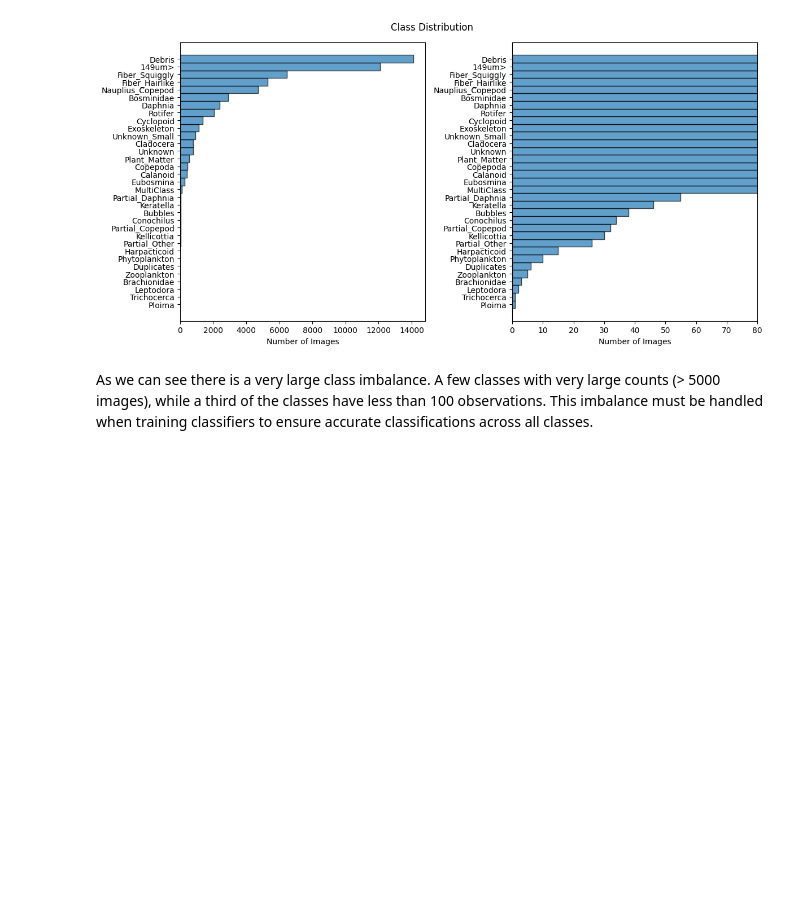
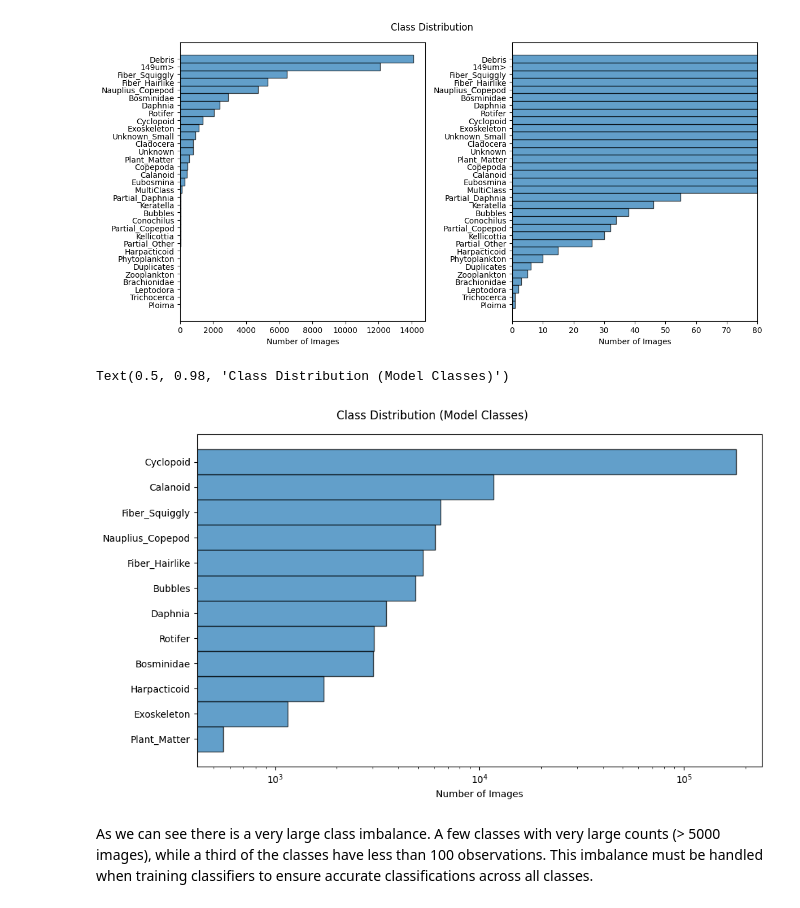
Before and after one commit to ploewen/zooplankton, a Jupyter notebook: notebooks/eda.ipynb, the cells around one changed output. Drawn from its saved outputs; the diff is of its cells as text; code cells hidden in the pictures; blank space fills up the shorter version.

```diff
--- a/notebooks/eda.ipynb
+++ b/notebooks/eda.ipynb
@@ -77,6 +77,24 @@ fig.suptitle("Class Distribution")
 # %% [output]
 Text(0.5, 0.98, 'Class Distribution')
 [figure]
+# %%
+# Model classes
+model_classes = ["Bosminidae", "Daphnia", "Calanoid", "Cyclopoid", "Harpacticoid",
+                 "Nauplius_Copepod", "Rotifer", "Bubbles", "Exoskeleton",
+                 "Fiber_Hairlike", "Fiber_Squiggly", "Plant_Matter"]
+
+class_counts_df = pd.DataFrame(class_counts)
+class_counts_df = class_counts_df[class_counts_df["classes"].isin(model_classes)].sort_values(by="counts", ascending=True)
+
+fig, ax = plt.subplots(figsize=(10, 6), tight_layout=True)
+
+ax.barh(class_counts_df["classes"], class_counts_df["counts"], edgecolor="black", alpha=0.7, height=1)
+ax.set_xscale('log')
+ax.set_xlabel("Number of Images")
+fig.suptitle("Class Distribution (Model Classes)")
+# %% [output]
+Text(0.5, 0.98, 'Class Distribution (Model Classes)')
+[figure, added]
 # %% [markdown]
 As we can see there is a very large class imbalance. A few classes with very large counts (> 5000 images), while a third of the classes have less than 100 observations. This imbalance must be handled when training classifiers to ensure accurate classifications across all classes.
 # %% [markdown]
```
Also changed, not shown: parts of 1 cell of this notebook, 3 other files.
